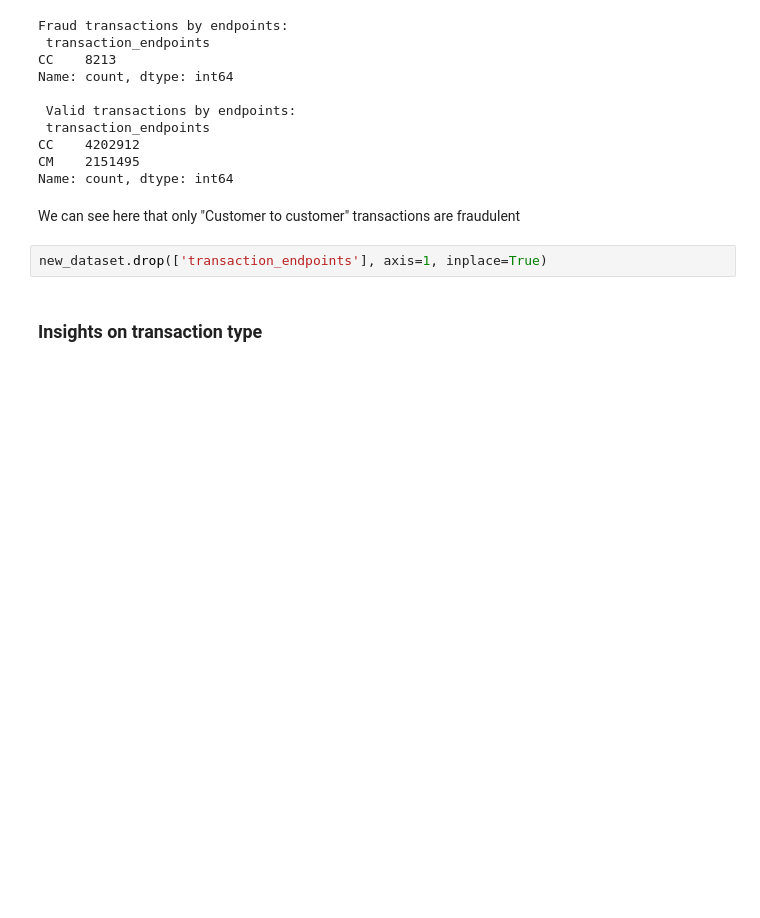
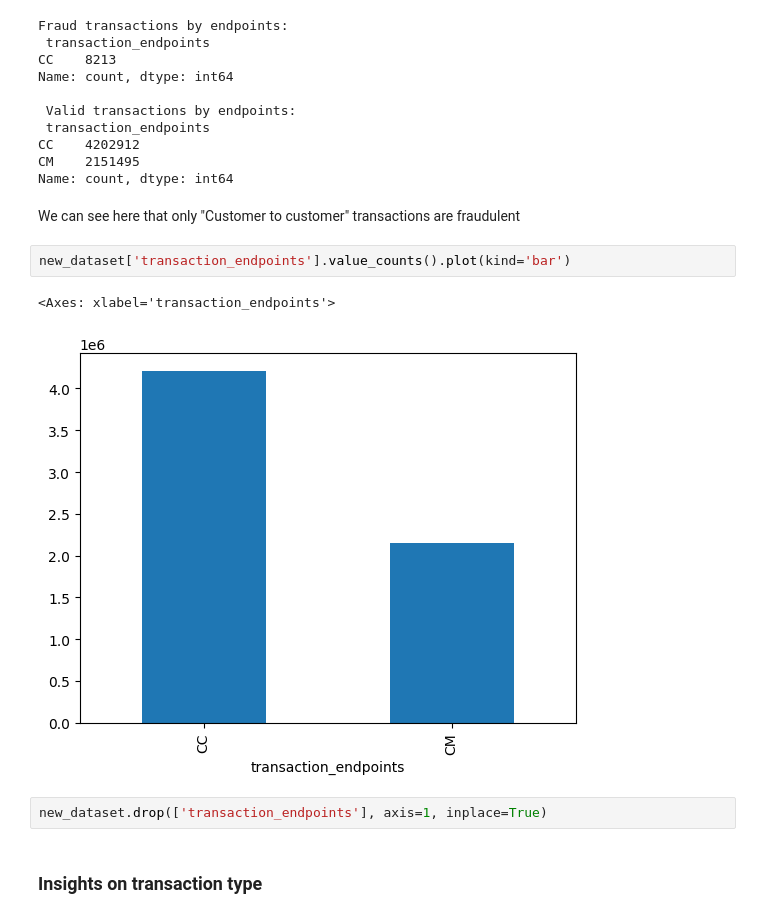
Before and after one commit to leopers/MSPredict, a Jupyter notebook: notebooks/EDA.ipynb, the cells around one changed output. Saved outputs shown, nothing was run; the diff lists cells and outputs as text; blank space fills up the shorter version.

```diff
--- a/notebooks/EDA.ipynb
+++ b/notebooks/EDA.ipynb
@@ -100,6 +100,11 @@ CM    2151495
 Name: count, dtype: int64
 # %% [markdown]
 We can see here that only "Customer to customer" transactions are fraudulent
+# %%
+new_dataset['transaction_endpoints'].value_counts().plot(kind='bar')
+# %% [output]
+<Axes: xlabel='transaction_endpoints'>
+[figure, added]
 # %%
 new_dataset.drop(['transaction_endpoints'], axis=1, inplace=True)
 # %% [markdown]
```
Also changed, not shown: parts of 4 cells of this notebook, 1 other file.
